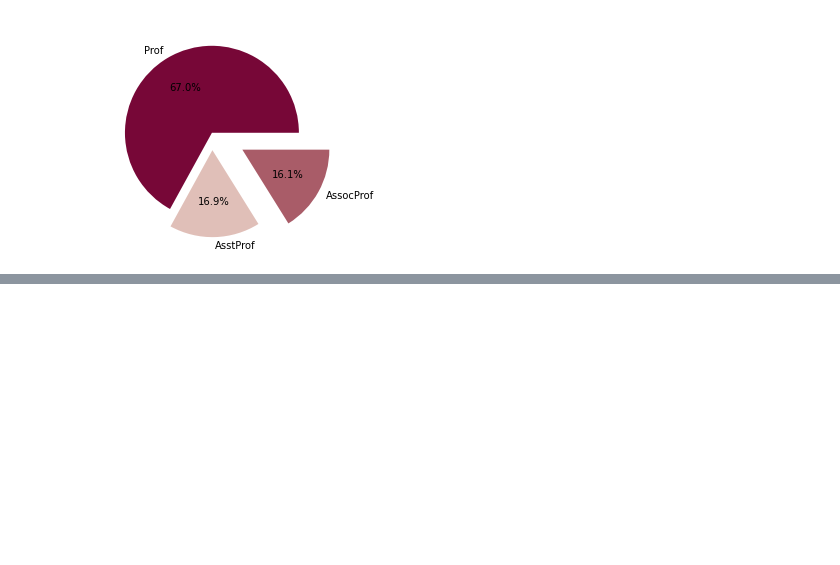
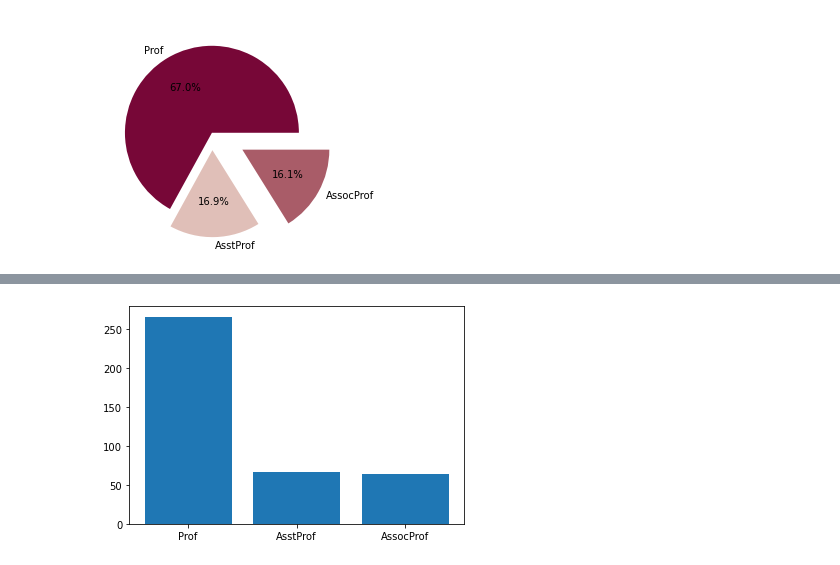
Before and after one commit to Jammal7/Introduction_to_Data_Science, a Jupyter notebook: GAMES/Introduction_to_Univariate_Statistics.ipynb, the cells around one changed output, grey strips where cells are left out. Drawn from its saved outputs; the diff is of its cells as text; code cells hidden in the pictures; blank space fills up the shorter version.

```diff
--- a/GAMES/Introduction_to_Univariate_Statistics.ipynb
+++ b/GAMES/Introduction_to_Univariate_Statistics.ipynb
@@ -420,0 +436,6 @@ plt.pie(values, labels = labels, colors = col, autopct = '%1.1f%%', explode = ex
+# %%
+labels = salaries["rank"].unique()
+values = salaries["rank"].value_counts().to_list()
+plt.bar(labels, values);
+# %% [output]
+[figure, added]
```
Also changed, not shown: parts of 11 cells of this notebook.
